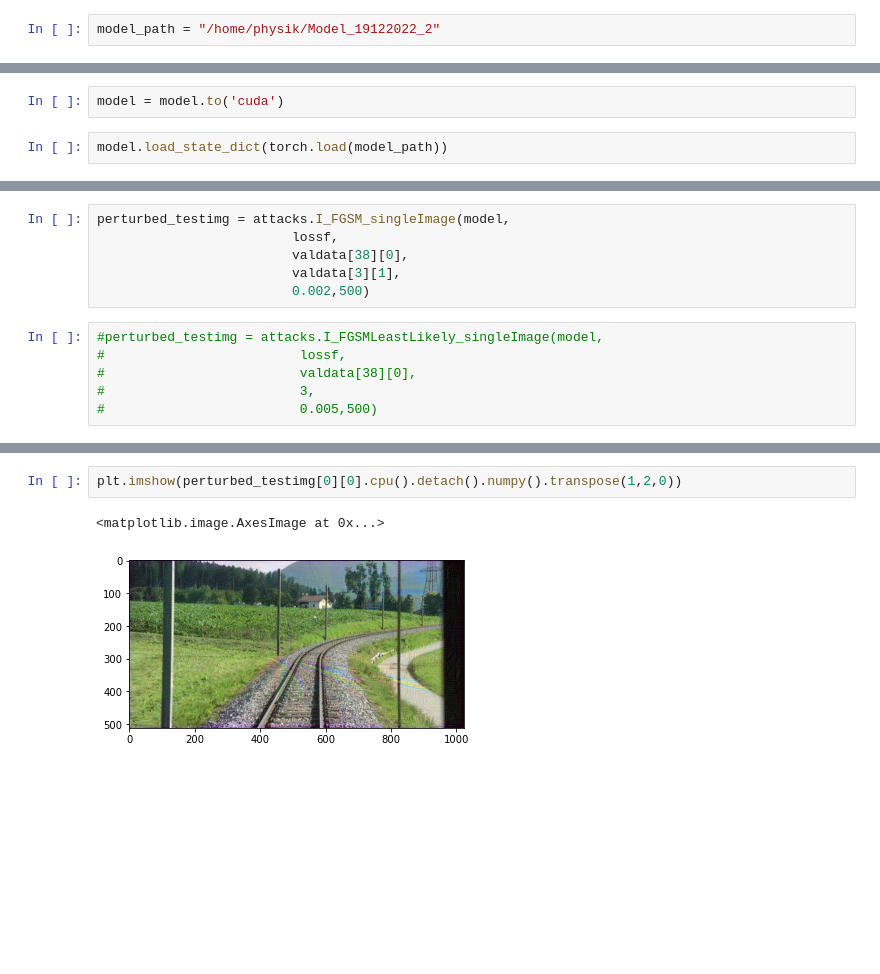
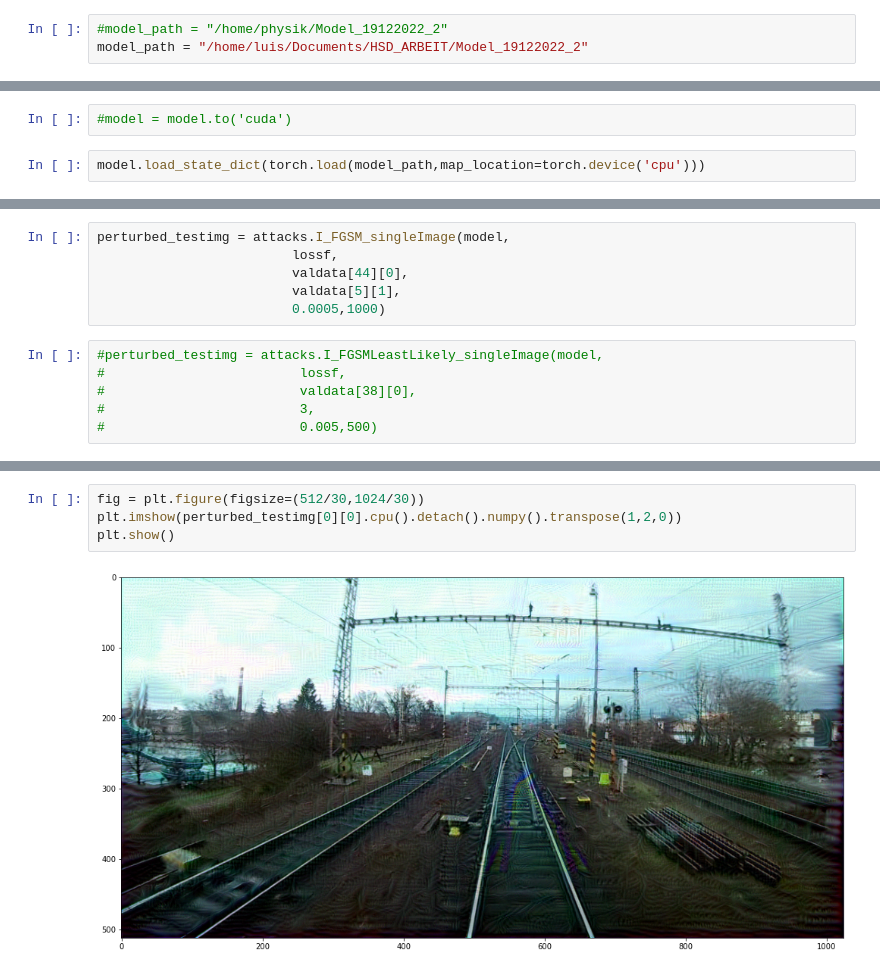
Before and after one commit to LuisWohlers/attackingSemanticSegmentation, a Jupyter notebook: TestAttacks.ipynb, the cells around one changed output, grey strips where cells are left out. Saved outputs shown, nothing was run; the diff lists cells and outputs as text; blank space fills up the shorter version.

```diff
--- a/TestAttacks.ipynb
+++ b/TestAttacks.ipynb
@@ -47,13 +47,14 @@ valdata = loader.dataset(imdir=imdir_rs19,
                       classes=classes_,
                       img_size = img_size)
 # %%
-model_path = "/home/physik/Model_19122022_2"
+#model_path = "/home/physik/Model_19122022_2"
+model_path = "/home/luis/Documents/HSD_ARBEIT/Model_19122022_2"
 # %%
 model = Model.UNet(num_classes=3,p_dropout=0.3)
 # %%
-model = model.to('cuda')
+#model = model.to('cuda')
 # %%
-model.load_state_dict(torch.load(model_path))
+model.load_state_dict(torch.load(model_path,map_location=torch.device('cpu')))
 # %% [output]
 <All keys matched successfully>
 # %%
@@ -63,9 +64,9 @@ from Attacks import attacks
 # %%
 perturbed_testimg = attacks.I_FGSM_singleImage(model,
                          lossf,
-                         valdata[38][0],
-                         valdata[3][1],
-                         0.002,500)
+                         valdata[44][0],
+                         valdata[5][1],
+                         0.0005,1000)
 # %%
 #perturbed_testimg = attacks.I_FGSMLeastLikely_singleImage(model,
 #                         lossf,
@@ -80,6 +82,7 @@ plt.imshow(valdata[38][0].cpu().detach().numpy().transpose(1,2,0))
 # %%
+fig = plt.figure(figsize=(512/30,1024/30))
 plt.imshow(perturbed_testimg[0][0].cpu().detach().numpy().transpose(1,2,0))
+plt.show()
 # %% [output]
-<matplotlib.image.AxesImage at 0x...>
-[figure, old version]
+[figure, new version]
 # %%
```
Also changed, not shown: parts of 8 cells of this notebook, 2 other files.
